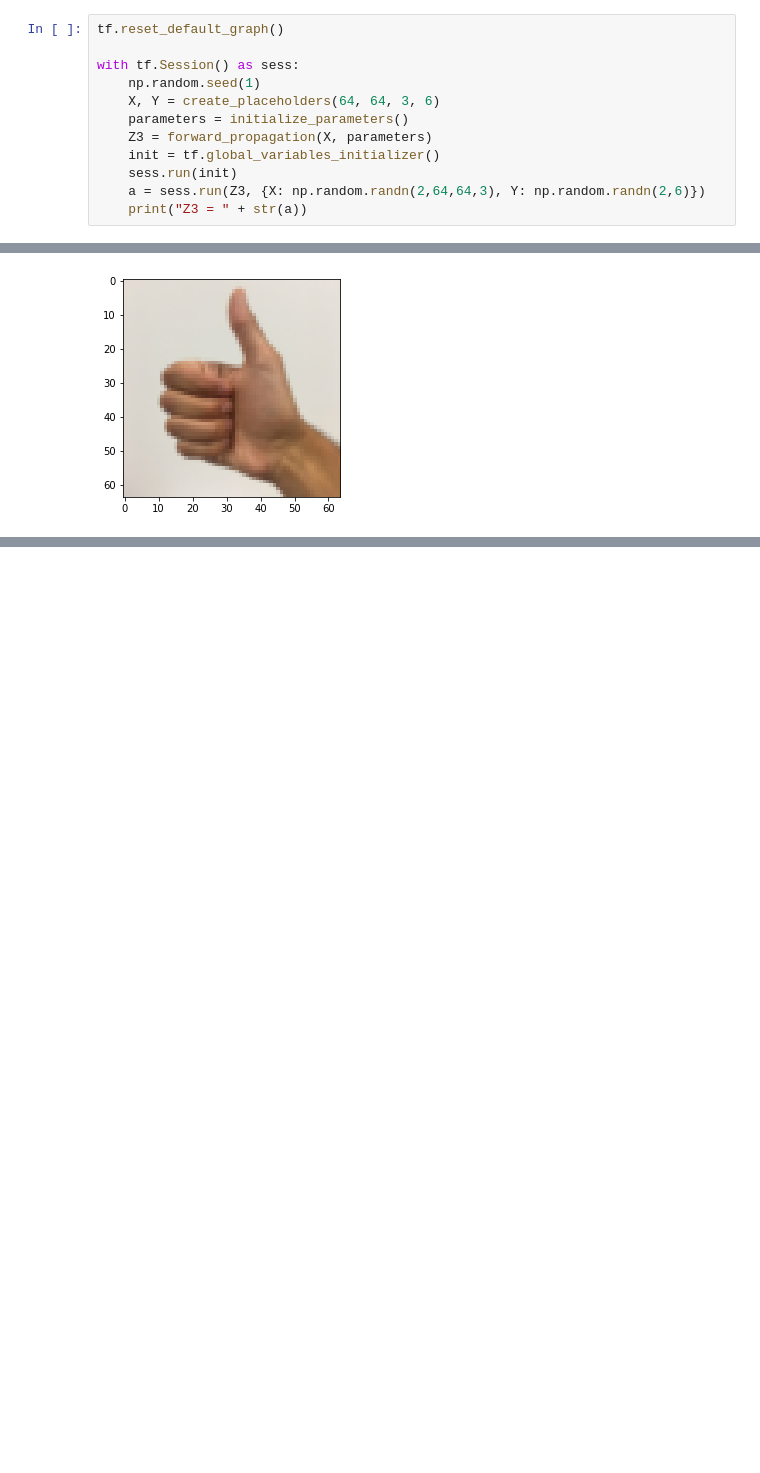
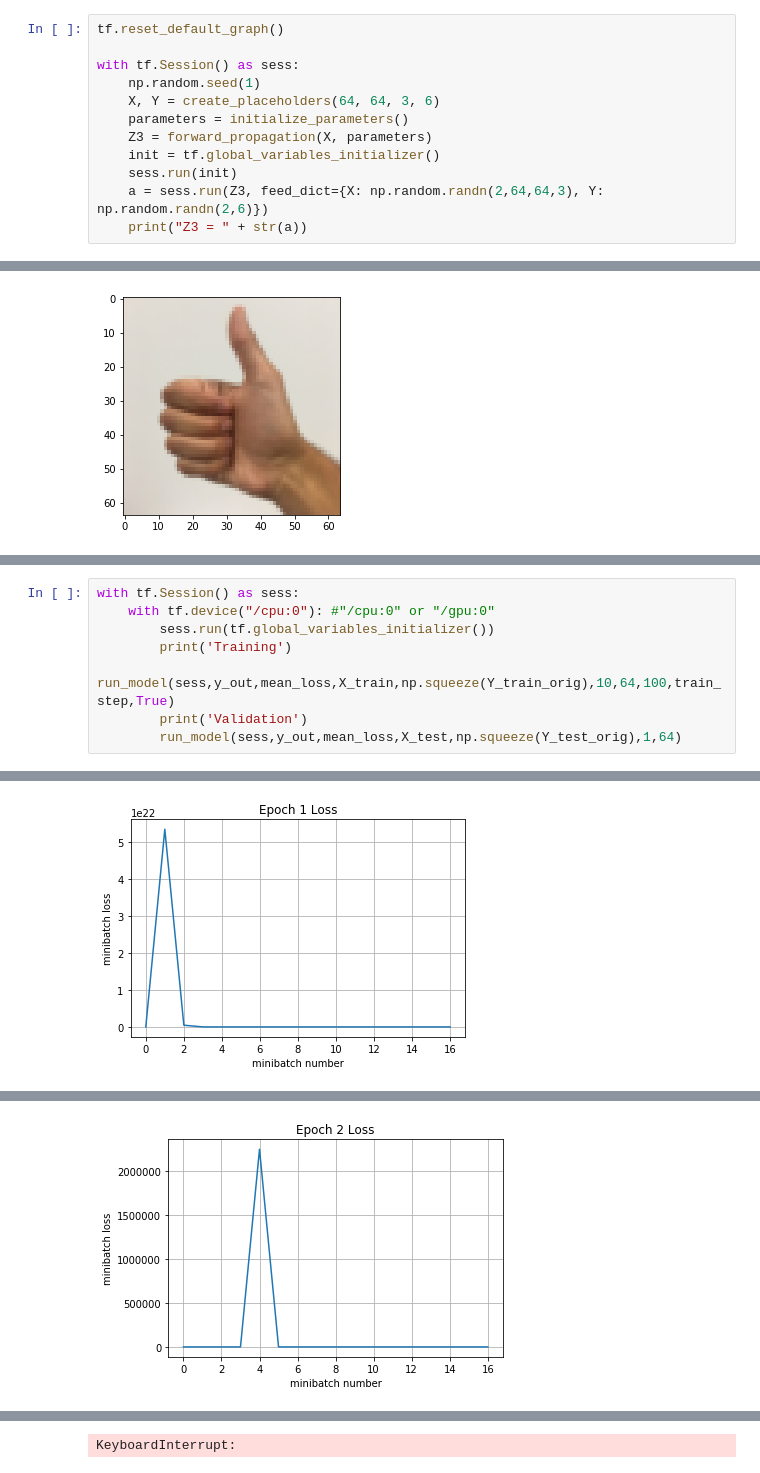
Before and after one commit to txytju/DeepLearningSpecialization, a Jupyter notebook: CNN/week1/Convolution model - Application - v1.ipynb, the cells around one changed output, grey strips where cells are left out. Cells and saved outputs as stored; diff of their text form; blank space fills up the shorter version.

```diff
--- a/CNN/week1/Convolution model - Application - v1.ipynb
+++ b/CNN/week1/Convolution model - Application - v1.ipynb
@@ -304,7 +294,7 @@ with tf.Session() as sess:
     Z3 = forward_propagation(X, parameters)
     init = tf.global_variables_initializer()
     sess.run(init)
-    a = sess.run(Z3, {X: np.random.randn(2,64,64,3), Y: np.random.randn(2,6)})
+    a = sess.run(Z3, feed_dict={X: np.random.randn(2,64,64,3), Y: np.random.randn(2,6)})
     print("Z3 = " + str(a))
 # %% [output]
 Z3 = [[-0.44670227 -1.57208765 -1.53049231 -2.31013036 -1.29104376  0.46852064]
@@ -594,0 +721,9 @@ plt.imshow(my_image)
+# %%
+with tf.Session() as sess:
+    with tf.device("/cpu:0"): #"/cpu:0" or "/gpu:0"
+        sess.run(tf.global_variables_initializer())
+        print('Training')
+        run_model(sess,y_out,mean_loss,X_train,np.squeeze(Y_train_orig),10,64,100,train_step,True)
+        print('Validation')
+        run_model(sess,y_out,mean_loss,X_test,np.squeeze(Y_test_orig),1,64)
+# %% [output]
@@ -594,0 +733 @@ plt.imshow(my_image)
+[figure, added]
@@ -594,0 +735 @@ plt.imshow(my_image)
+[figure, added]
@@ -594,0 +745 @@ plt.imshow(my_image)
+KeyboardInterrupt:
```
Also changed, not shown: parts of 23 cells of this notebook, 5 other files.
